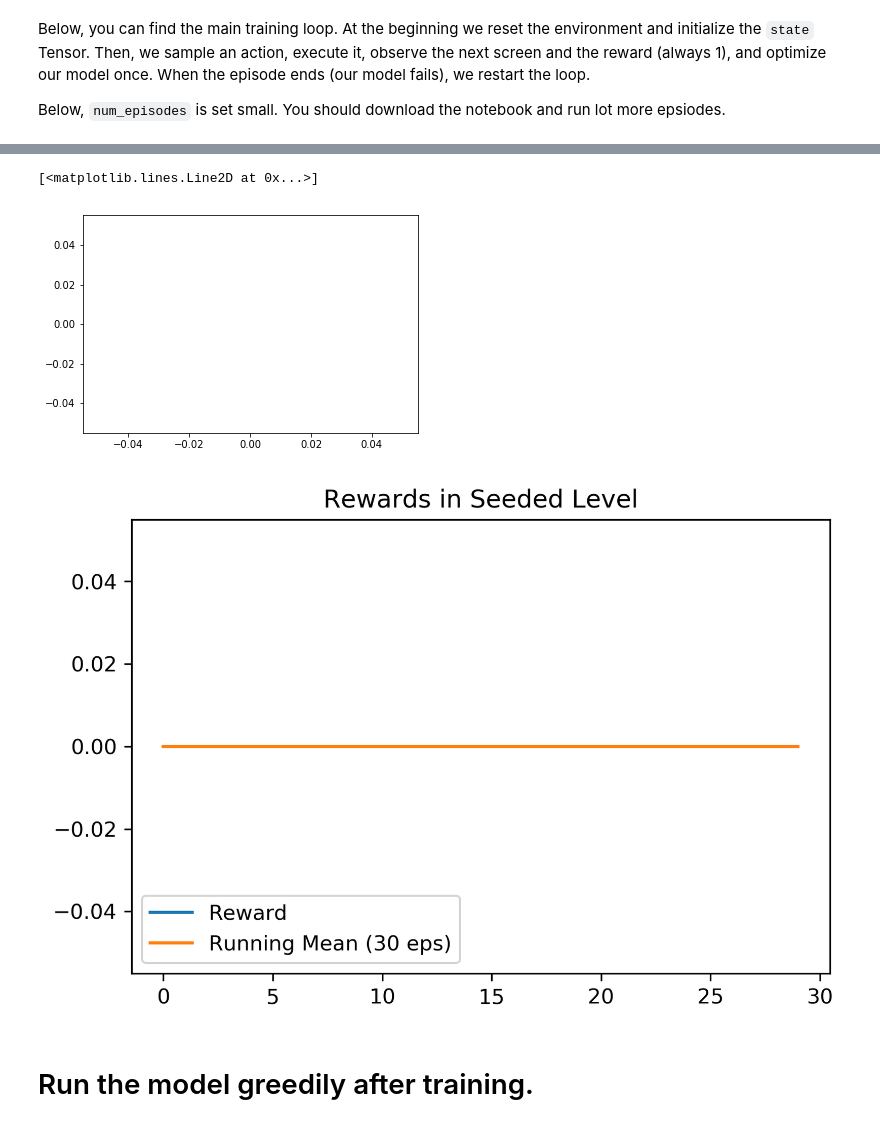
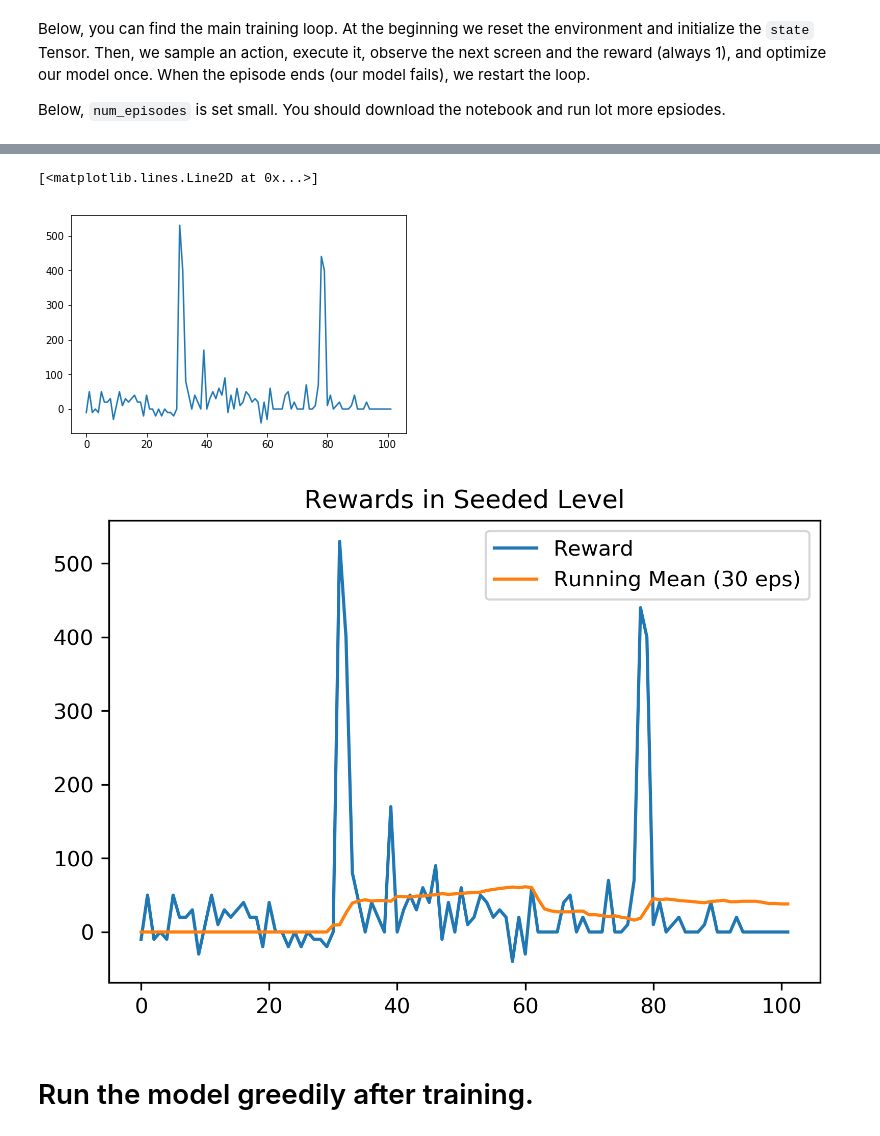
Before and after one commit to bbukaty/CoNBot, a Jupyter notebook: DQN.ipynb, the cells around one changed output, grey strips where cells are left out. Drawn from its saved outputs; the diff is of its cells as text; code cells hidden in the pictures.

```diff
--- a/DQN.ipynb
+++ b/DQN.ipynb
@@ -267,9 +267,9 @@ utilities:
 # %%
 BATCH_SIZE = 64 #128
 GAMMA = 0.99 #0.999
-EPS_START = 0.9
+EPS_START = 0.14
 EPS_END = 0.05
-EPS_DECAY = 4000 #200
+EPS_DECAY = 6000 #200
 TARGET_UPDATE = 30
 
 from cloningCNN import CloningCNN
@@ -279,7 +279,7 @@ target_net = CloningCNN('deeper', dropout=0.5, inChannels=12).to(device)
 target_net.load_state_dict(policy_net.state_dict())
 target_net.eval()
 
-optimizer = optim.Adam(policy_net.parameters(), lr=8e-4)
+optimizer = optim.Adam(policy_net.parameters(), lr=6e-4)
 memory = ReplayMemory(8000)
 
 steps_done = 0
@@ -316,7 +316,7 @@ This is usually a set number of steps but we shall use episodes for
 simplicity.
 # %%
 def optimize_model():
-    if len(memory) < BATCH_SIZE:
+    if len(memory) < BATCH_SIZE * 6:
         return
 
     transitions = memory.sample(BATCH_SIZE)
@@ -378,7 +378,7 @@ for i_episode in range(num_episodes):
     # Initialize the environment and state
     state = env.reset()
     t, timeSinceReward, totalReward = 0, 0, 0
-    while timeSinceReward < 60:  # prevent agent from jumping around aimlessly
+    while timeSinceReward < 80:  # prevent agent from jumping around aimlessly
         # Select and perform an action
         action = select_action(state, verbose=(t%40==0))
         next_state, reward, done = env.step(action.item())
@@ -425,24 +440,24 @@ with open("{}/rewards.txt".format(modelsFolder), "w+") as rewardsFile:
 plt.plot(rewardsOverTime)
 # %% [output]
 [<matplotlib.lines.Line2D at 0x...>]
-[figure, old version]
+[figure, new version]
 # %%
 avgs = []
 N = 30
 for i in range(N):
     avgs.append(0)
 for i in range(N, len(rewardsOverTime)):
     avgs.append(sum(rewardsOverTime[i-N:i])/N)
 plt.figure(dpi=300)
 plt.plot(rewardsOverTime, label="Reward")
 plt.plot(avgs, label="Running Mean (30 eps)")
 plt.title("Rewards in Seeded Level")
-plt.legend(loc='lower left')
-# plt.axis([0, 120, -40, 200])
+plt.legend(loc='upper right')
+# plt.axis([0, 100, -40, 130])
 plt.savefig('demos/normal/DQN_deeperquads_preinit.png')
 plt.show()
 # %% [output]
-[figure, old version]
+[figure, new version]
 # %% [markdown]
 # Run the model greedily after training.
 # %%
```
Also changed, not shown: parts of 2 cells of this notebook, 6 other files.
